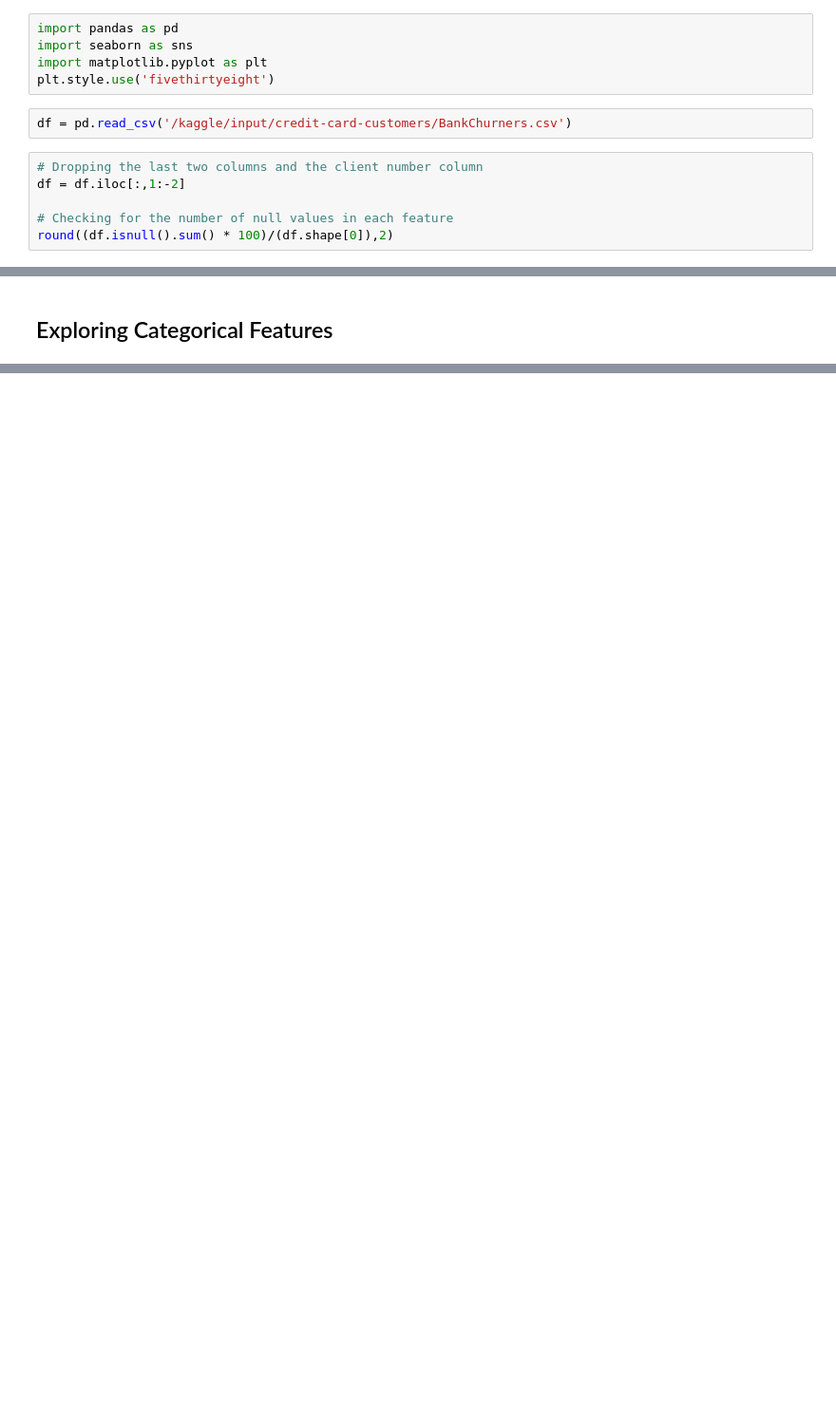
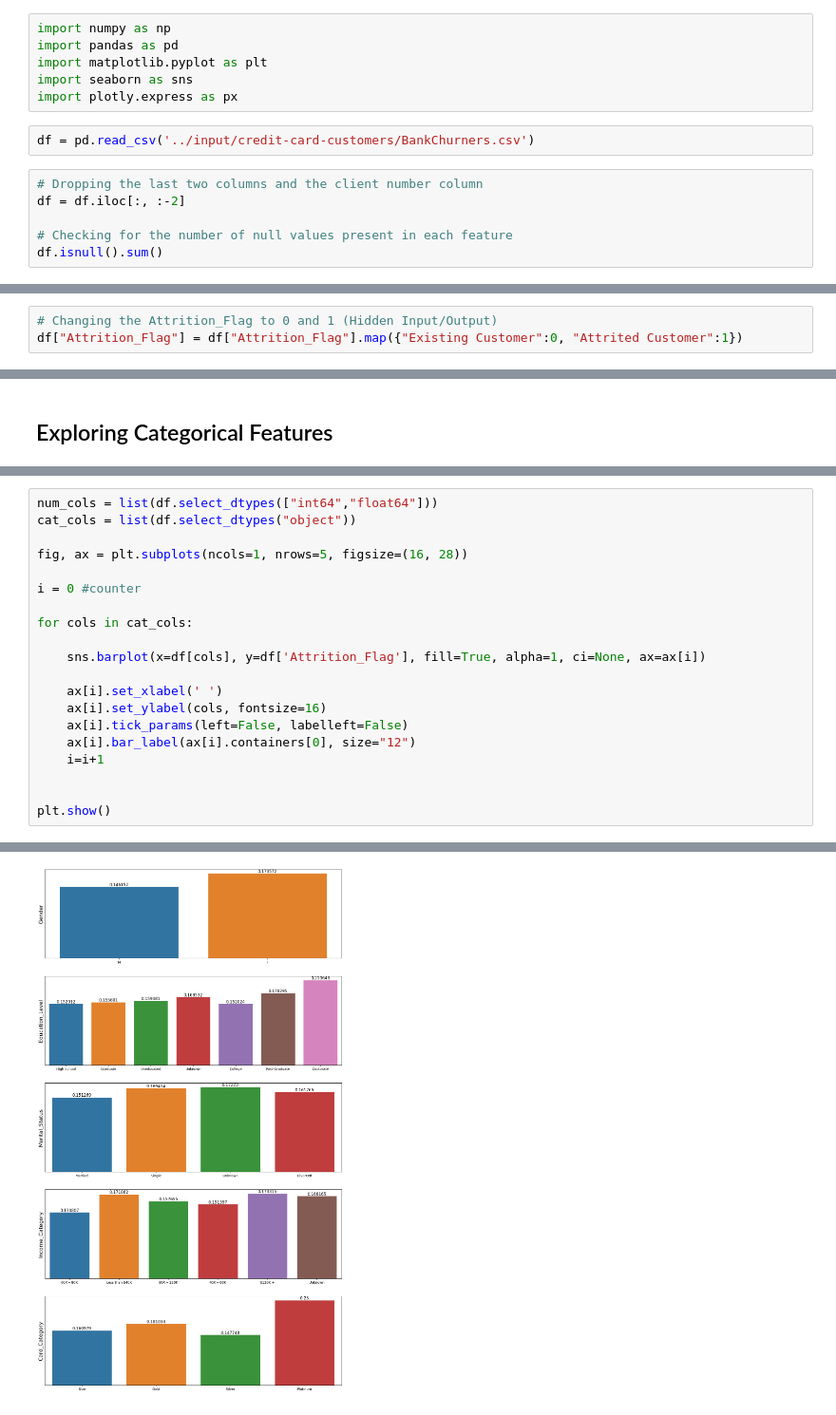
Before and after one commit to osama-gawish/KaggleNotebooks, a Jupyter notebook: bank-churn.ipynb, the cells around one changed output, grey strips where cells are left out. Shown: that part at 95% size. Cells and saved outputs as stored; diff of their text form; blank space fills up the shorter version.

Commit message:
Kaggle Notebook | Bank Churn | Version 2

```diff
--- a/bank-churn.ipynb
+++ b/bank-churn.ipynb
@@ -1,16 +1,17 @@
 # %% [markdown]
 # Predicting customers who have churned
 # %%
+import numpy as np
 import pandas as pd
+import matplotlib.pyplot as plt
 import seaborn as sns
-import matplotlib.pyplot as plt
-plt.style.use('fivethirtyeight')
+import plotly.express as px
 # %%
-df = pd.read_csv('/kaggle/input/credit-card-customers/BankChurners.csv')
+df = pd.read_csv('../input/credit-card-customers/BankChurners.csv')
 # %%
 # Dropping the last two columns and the client number column
-df = df.iloc[:,1:-2]
+df = df.iloc[:, :-2]
 
-# Checking for the number of null values in each feature
-round((df.isnull().sum() * 100)/(df.shape[0]),2)
+# Checking for the number of null values present in each feature
+df.isnull().sum()
 # %% [output]
@@ -39 +35,4 @@ array(['High School', 'Graduate', 'Uneducated', 'Unknown', 'College',
+# %%
+# Changing the Attrition_Flag to 0 and 1 (Hidden Input/Output)
+df["Attrition_Flag"] = df["Attrition_Flag"].map({"Existing Customer":0, "Attrited Customer":1})
 # %% [markdown]
@@ -126,0 +85,21 @@ plt.show()
+# %%
+num_cols = list(df.select_dtypes(["int64","float64"]))
+cat_cols = list(df.select_dtypes("object"))
+
+fig, ax = plt.subplots(ncols=1, nrows=5, figsize=(16, 28))
+
+i = 0 #counter
+
+for cols in cat_cols:
+
+    sns.barplot(x=df[cols], y=df['Attrition_Flag'], fill=True, alpha=1, ci=None, ax=ax[i])
+
+    ax[i].set_xlabel(' ')
+    ax[i].set_ylabel(cols, fontsize=16)
+    ax[i].tick_params(left=False, labelleft=False)
+    ax[i].bar_label(ax[i].containers[0], size="12")
+    i=i+1
+
+
+plt.show()
+# %% [output]
@@ -126,0 +123 @@ plt.show()
+[figure, added]
```
Also changed, not shown: parts of 13 cells of this notebook.
